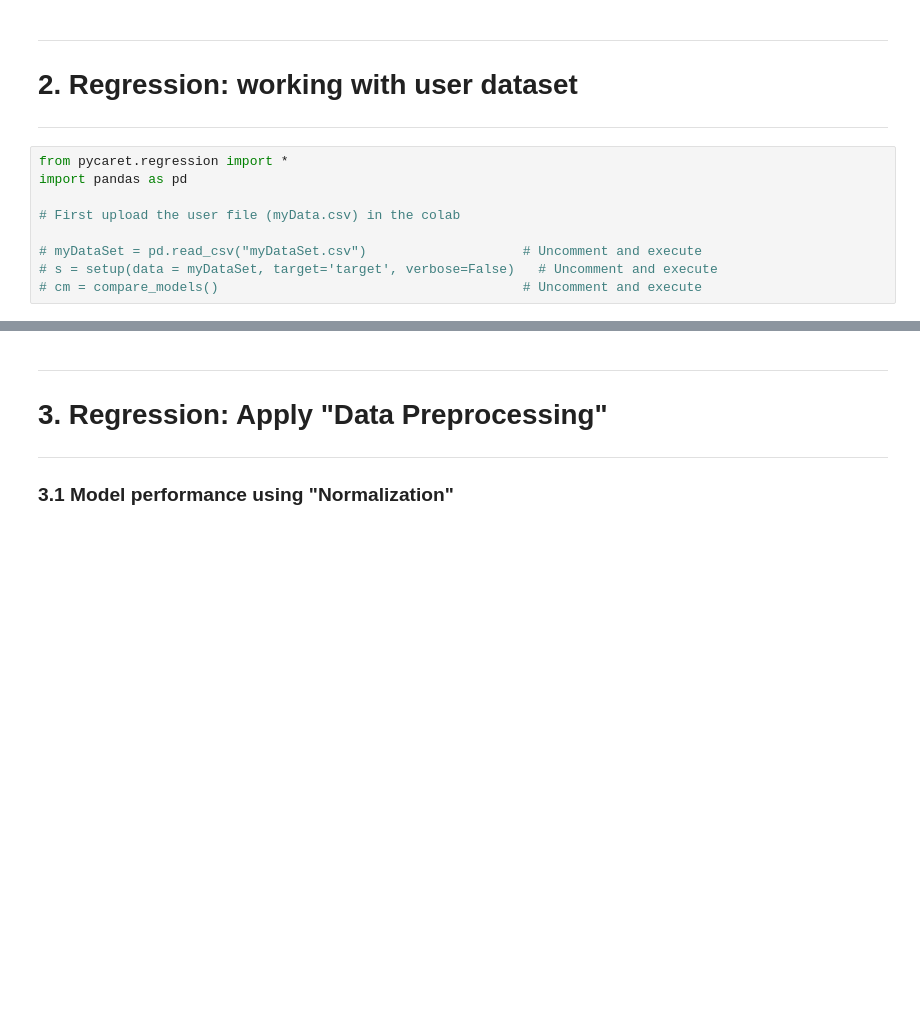
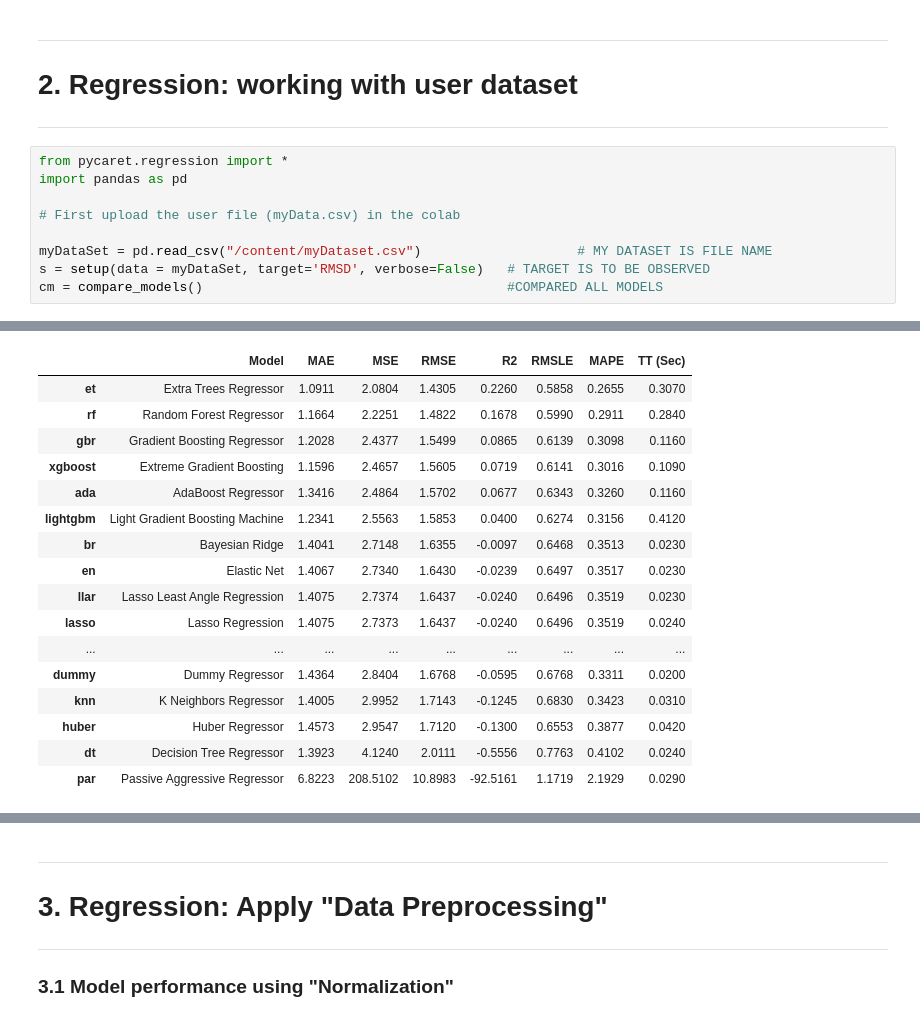
Before and after one commit to meenupannnu/Regression_ML, a Jupyter notebook: 01_Regression.ipynb, the cells around one changed output, grey strips where cells are left out. Cells and saved outputs as stored; diff of their text form; blank space fills up the shorter version.

```diff
--- a/01_Regression.ipynb
+++ b/01_Regression.ipynb
@@ -211,6 +211,7 @@ import pandas as pd
 
 # First upload the user file (myData.csv) in the colab
 
-# myDataSet = pd.read_csv("myDataSet.csv")                    # Uncomment and execute
-# s = setup(data = myDataSet, target='target', verbose=False)   # Uncomment and execute
-# cm = compare_models()                                       # Uncomment and execute
+myDataSet = pd.read_csv("/content/myDataset.csv")                    # MY DATASET IS FILE NAME
+s = setup(data = myDataSet, target='RMSD', verbose=False)   # TARGET IS TO BE OBSERVED
+cm = compare_models()                                       #COMPARED ALL MODELS
+# %% [output]
@@ -216,0 +219,17 @@ import pandas as pd
+|  | Model | MAE | MSE | RMSE | R2 | RMSLE | MAPE | TT (Sec) |
+| et | Extra Trees Regressor | 1.0911 | 2.0804 | 1.4305 | 0.2260 | 0.5858 | 0.2655 | 0.3070 |
+| rf | Random Forest Regressor | 1.1664 | 2.2251 | 1.4822 | 0.1678 | 0.5990 | 0.2911 | 0.2840 |
+| gbr | Gradient Boosting Regressor | 1.2028 | 2.4377 | 1.5499 | 0.0865 | 0.6139 | 0.3098 | 0.1160 |
+| xgboost | Extreme Gradient Boosting | 1.1596 | 2.4657 | 1.5605 | 0.0719 | 0.6141 | 0.3016 | 0.1090 |
+| ada | AdaBoost Regressor | 1.3416 | 2.4864 | 1.5702 | 0.0677 | 0.6343 | 0.3260 | 0.1160 |
+| lightgbm | Light Gradient Boosting Machine | 1.2341 | 2.5563 | 1.5853 | 0.0400 | 0.6274 | 0.3156 | 0.4120 |
+| br | Bayesian Ridge | 1.4041 | 2.7148 | 1.6355 | -0.0097 | 0.6468 | 0.3513 | 0.0230 |
+| en | Elastic Net | 1.4067 | 2.7340 | 1.6430 | -0.0239 | 0.6497 | 0.3517 | 0.0230 |
+| llar | Lasso Least Angle Regression | 1.4075 | 2.7374 | 1.6437 | -0.0240 | 0.6496 | 0.3519 | 0.0230 |
+| lasso | Lasso Regression | 1.4075 | 2.7373 | 1.6437 | -0.0240 | 0.6496 | 0.3519 | 0.0240 |
+| ... | ... | ... | ... | ... | ... | ... | ... | ... |
+| dummy | Dummy Regressor | 1.4364 | 2.8404 | 1.6768 | -0.0595 | 0.6768 | 0.3311 | 0.0200 |
+| knn | K Neighbors Regressor | 1.4005 | 2.9952 | 1.7143 | -0.1245 | 0.6830 | 0.3423 | 0.0310 |
+| huber | Huber Regressor | 1.4573 | 2.9547 | 1.7120 | -0.1300 | 0.6553 | 0.3877 | 0.0420 |
+| dt | Decision Tree Regressor | 1.3923 | 4.1240 | 2.0111 | -0.5556 | 0.7763 | 0.4102 | 0.0240 |
+| par | Passive Aggressive Regressor | 6.8223 | 208.5102 | 10.8983 | -92.5161 | 1.1719 | 2.1929 | 0.0290 |
```
Also changed, not shown: parts of 6 cells of this notebook.
